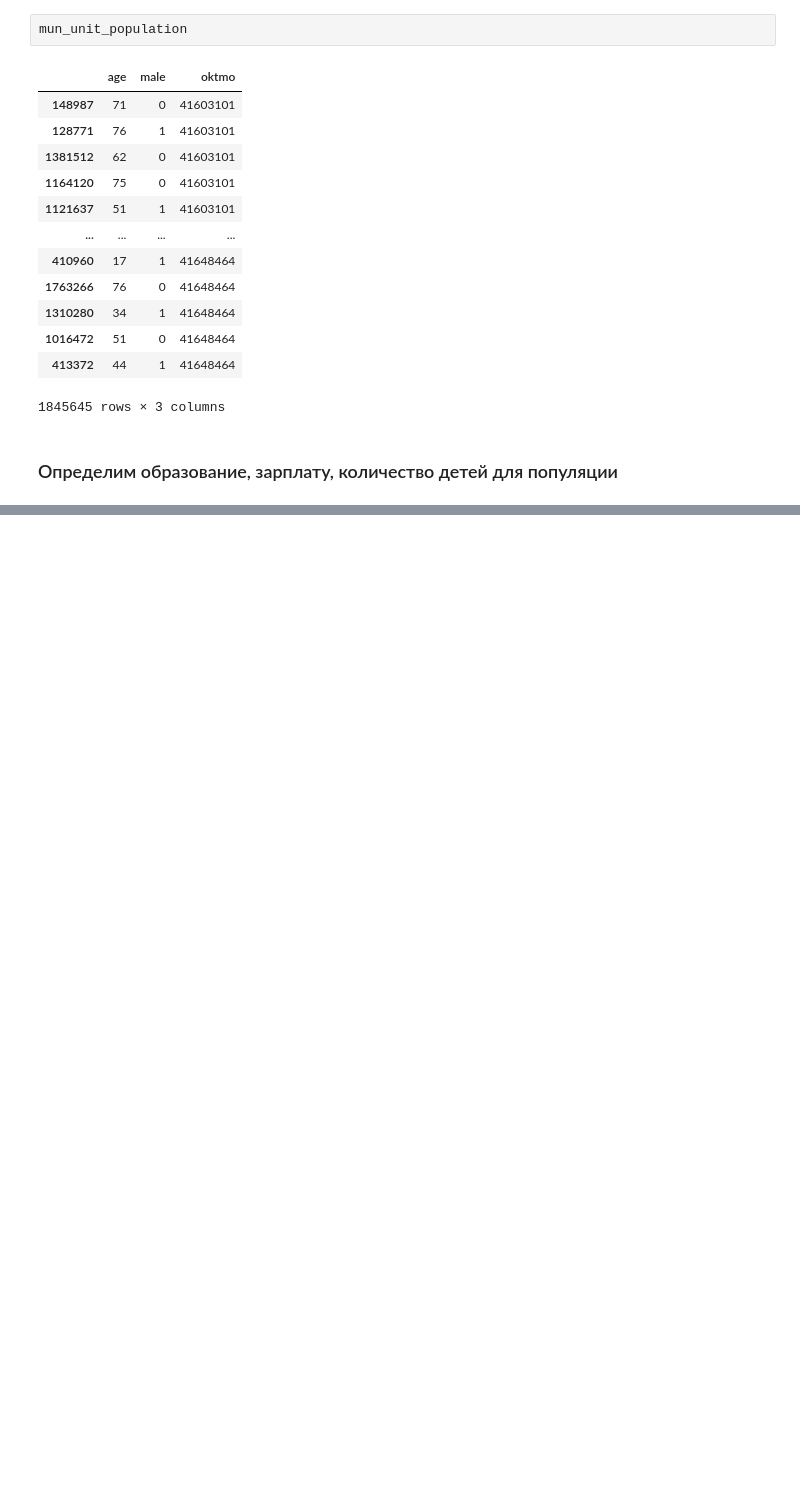
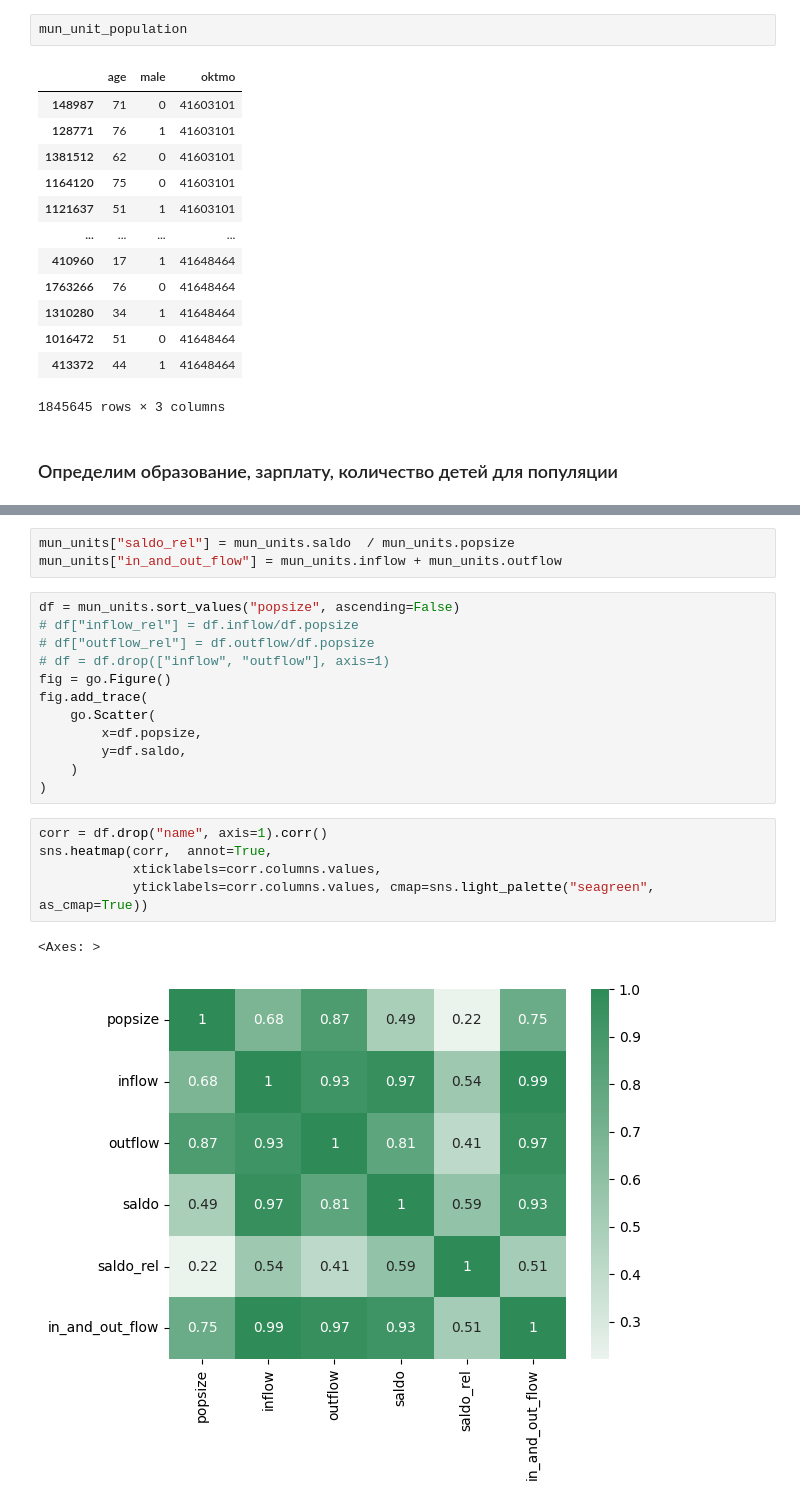
Before and after one commit to SergeyPishchulov/populations, a Jupyter notebook: empty_page/data_preparation.ipynb, the cells around one changed output, grey strips where cells are left out. Cells and saved outputs as stored; diff of their text form; blank space fills up the shorter version.

```diff
--- a/empty_page/data_preparation.ipynb
+++ b/empty_page/data_preparation.ipynb
@@ -529,0 +680,23 @@ mun_unit_population["children"] = children_regressor.predict(mun_unit_population
+# %%
+mun_units["saldo_rel"] = mun_units.saldo  / mun_units.popsize
+mun_units["in_and_out_flow"] = mun_units.inflow + mun_units.outflow
+# %%
+df = mun_units.sort_values("popsize", ascending=False)
+# df["inflow_rel"] = df.inflow/df.popsize
+# df["outflow_rel"] = df.outflow/df.popsize
+# df = df.drop(["inflow", "outflow"], axis=1)
+fig = go.Figure()
+fig.add_trace(
+    go.Scatter(
+        x=df.popsize,
+        y=df.saldo,
+    )
+)
+# %%
+corr = df.drop("name", axis=1).corr()
+sns.heatmap(corr,  annot=True,
+            xticklabels=corr.columns.values,
+            yticklabels=corr.columns.values, cmap=sns.light_palette("seagreen", as_cmap=True))
+# %% [output]
+<Axes: >
+[figure, added]
```
Also changed, not shown: parts of 22 cells of this notebook.
